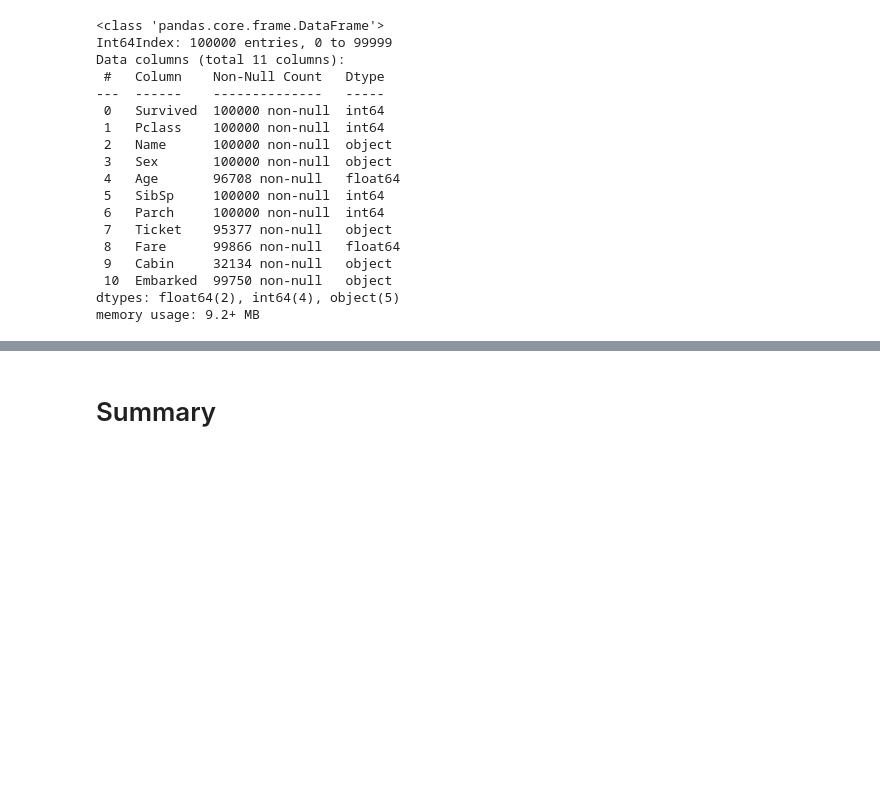
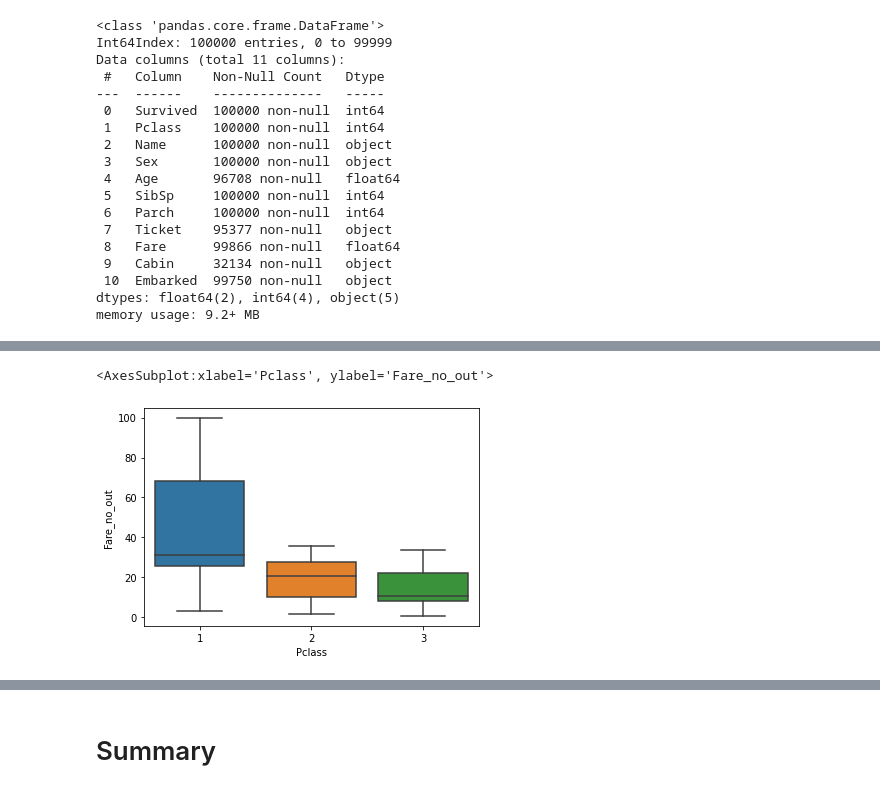
Before and after one commit to AlexUfnif/ml-intro-task2, a Jupyter notebook: 2_data_exploration/eda.ipynb, the cells around one changed output, grey strips where cells are left out. Cells and saved outputs as stored; diff of their text form; code cells hidden in the pictures; blank space fills up the shorter version.

```diff
--- a/2_data_exploration/eda.ipynb
+++ b/2_data_exploration/eda.ipynb
@@ -63,0 +204,5 @@ memory usage: 9.2+ MB
+# %%
+sns.boxplot(x='Pclass', y='Fare_no_out', data=drop_train_data)
+# %% [output]
+<AxesSubplot:xlabel='Pclass', ylabel='Fare_no_out'>
+[figure, added]
```
Also changed, not shown: parts of 25 cells of this notebook, 1 other file.
